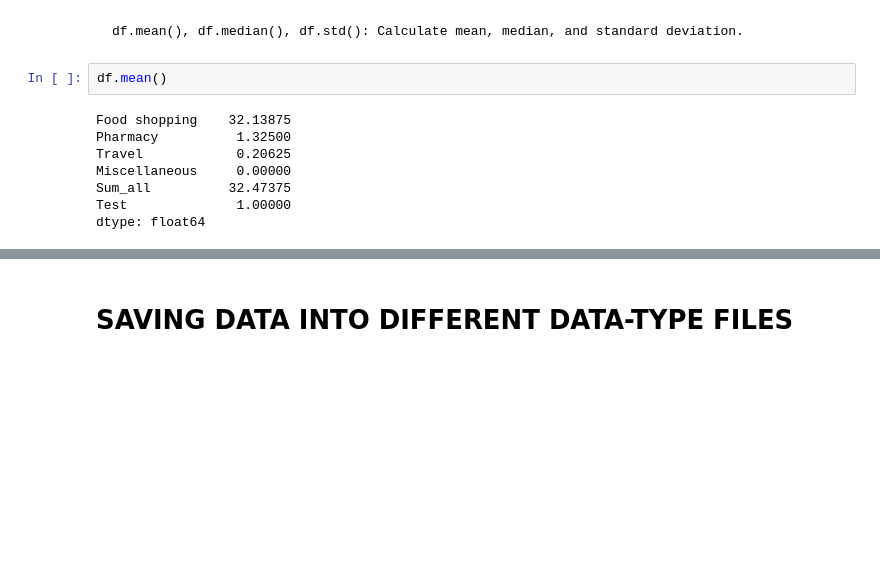
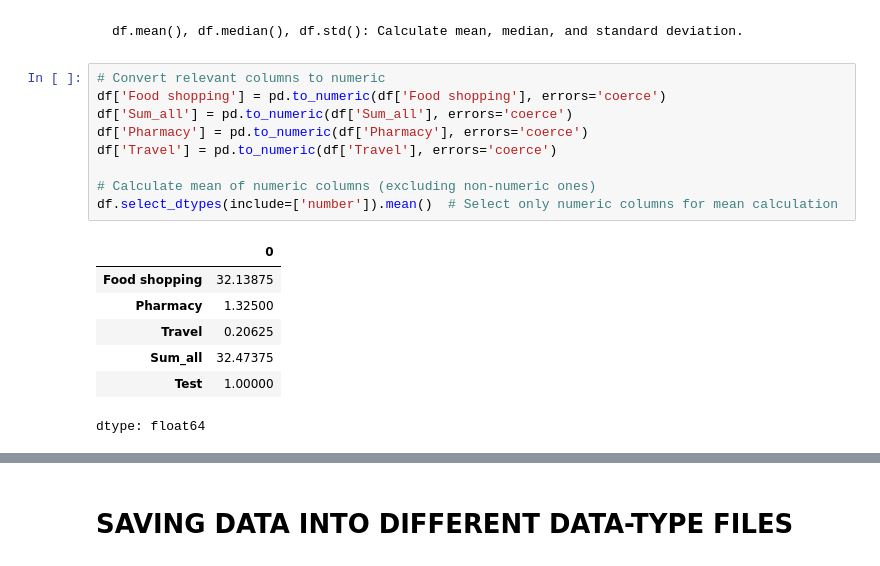
Before and after one commit to michaluhrinek/Pandas, a Jupyter notebook: Pandas.ipynb, the cells around one changed output, grey strips where cells are left out. Cells and saved outputs as stored; diff of their text form; blank space fills up the shorter version.

```diff
--- a/Pandas.ipynb
+++ b/Pandas.ipynb
@@ -326,13 +326,20 @@ df.groupby('Date').agg({'Food shopping': 'sum'})   #group by date and sum of the
 
 
     df.mean(), df.median(), df.std(): Calculate mean, median, and standard deviation.
-# %%
-df.mean()
-# %% [output]
-Food shopping    32.13875
-Pharmacy          1.32500
-Travel            0.20625
-Miscellaneous     0.00000
-Sum_all          32.47375
-Test              1.00000
-dtype: float64
+# %%
+# Convert relevant columns to numeric
+df['Food shopping'] = pd.to_numeric(df['Food shopping'], errors='coerce')
+df['Sum_all'] = pd.to_numeric(df['Sum_all'], errors='coerce')
+df['Pharmacy'] = pd.to_numeric(df['Pharmacy'], errors='coerce')
+df['Travel'] = pd.to_numeric(df['Travel'], errors='coerce')
+
+# Calculate mean of numeric columns (excluding non-numeric ones)
+df.select_dtypes(include=['number']).mean()  # Select only numeric columns for mean calculation
+# %% [output]
+|  | 0 |
+| Food shopping | 32.13875 |
+| Pharmacy | 1.32500 |
+| Travel | 0.20625 |
+| Sum_all | 32.47375 |
+| Test | 1.00000 |
+dtype: float64
```
Also changed, not shown: parts of 16 cells of this notebook.
